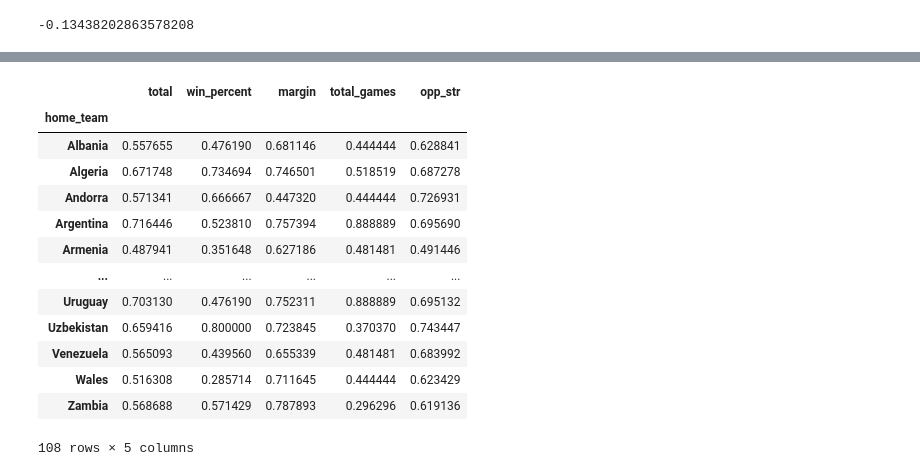
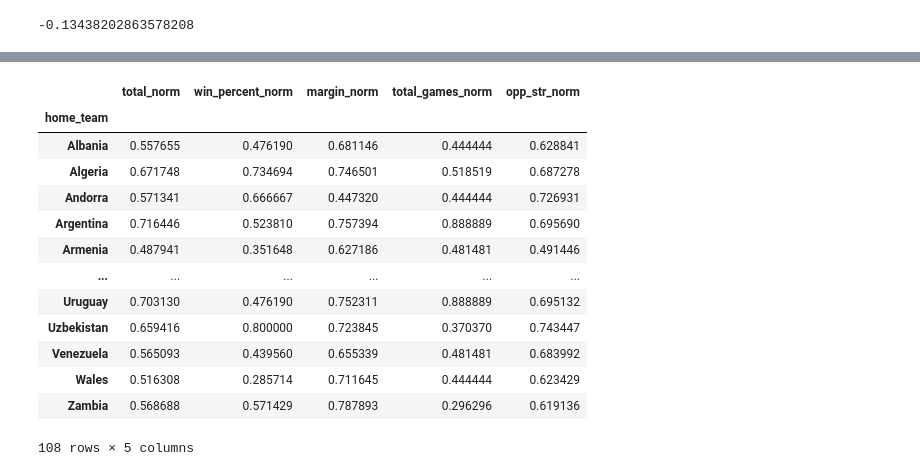
Before and after one commit to CS1951A-S21-Brown/hw6-dataviz-joshuaneronha, a Jupyter notebook: Untitled.ipynb, the cells around one changed output, grey strips where cells are left out. Drawn from its saved outputs; the diff is of its cells as text; code cells hidden in the pictures.

```diff
--- a/Untitled.ipynb
+++ b/Untitled.ipynb
@@ -265,5 +263,5 @@ comb_table['margin'].mean()
 # %%
-comb_table['win_percent'] = comb_table['win_percent'] / (comb_table['win_percent'].max())
-comb_table['margin'] = (comb_table['margin'] - offset) / ((comb_table['margin'].max()) - offset)
-comb_table['total_games'] = comb_table['total_games'] / (comb_table['total_games'].max())
-comb_table['opp_str'] = comb_table['opp_str'] / (comb_table['opp_str'].max())
+comb_table['win_percent_norm'] = comb_table['win_percent'] / (comb_table['win_percent'].max())
+comb_table['margin_norm'] = (comb_table['margin'] - offset) / ((comb_table['margin'].max()) - offset)
+comb_table['total_games_norm'] = comb_table['total_games'] / (comb_table['total_games'].max())
+comb_table['opp_str_norm'] = comb_table['opp_str'] / (comb_table['opp_str'].max())
@@ -270,11 +285,11 @@ comb_table['opp_str'] = comb_table['opp_str'] / (comb_table['opp_str'].max())
 # %%
-comb_table['total'] = (comb_table['win_percent'] + comb_table['margin'] + comb_table['total_games'] + comb_table['opp_str']) / 4
+comb_table['total_norm'] = (comb_table['win_percent_norm'] + comb_table['margin_norm'] + comb_table['total_games_norm'] + comb_table['opp_str_norm']) / 4
 # %%
-new_order = ['total','win_percent','margin','total_games','opp_str']
-comb_table = comb_table.reindex(columns = new_order)
-comb_table
+new_order = ['total_norm','win_percent_norm','margin_norm','total_games_norm','opp_str_norm']
+norm_table = comb_table[['win_percent_norm','margin_norm','total_games_norm','opp_str_norm','total_norm']].reindex(columns = new_order)
+norm_table
 # %% [output]
-|  | total | win_percent | margin | total_games | opp_str |
+|  | total_norm | win_percent_norm | margin_norm | total_games_norm | opp_str_norm |
 | home_team |  |  |  |  |  |
 | Albania | 0.557655 | 0.476190 | 0.681146 | 0.444444 | 0.628841 |
 | Algeria | 0.671748 | 0.734694 | 0.746501 | 0.518519 | 0.687278 |
```
Also changed, not shown: parts of 9 cells of this notebook, 6 other files.
